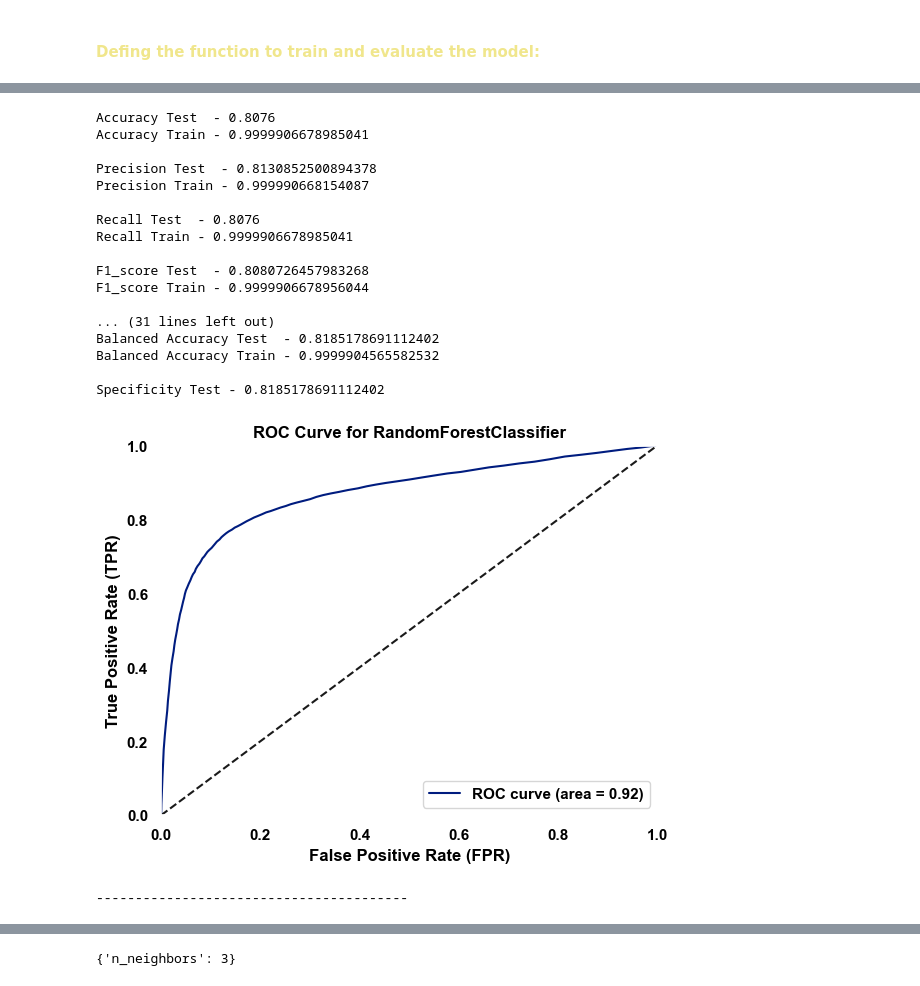
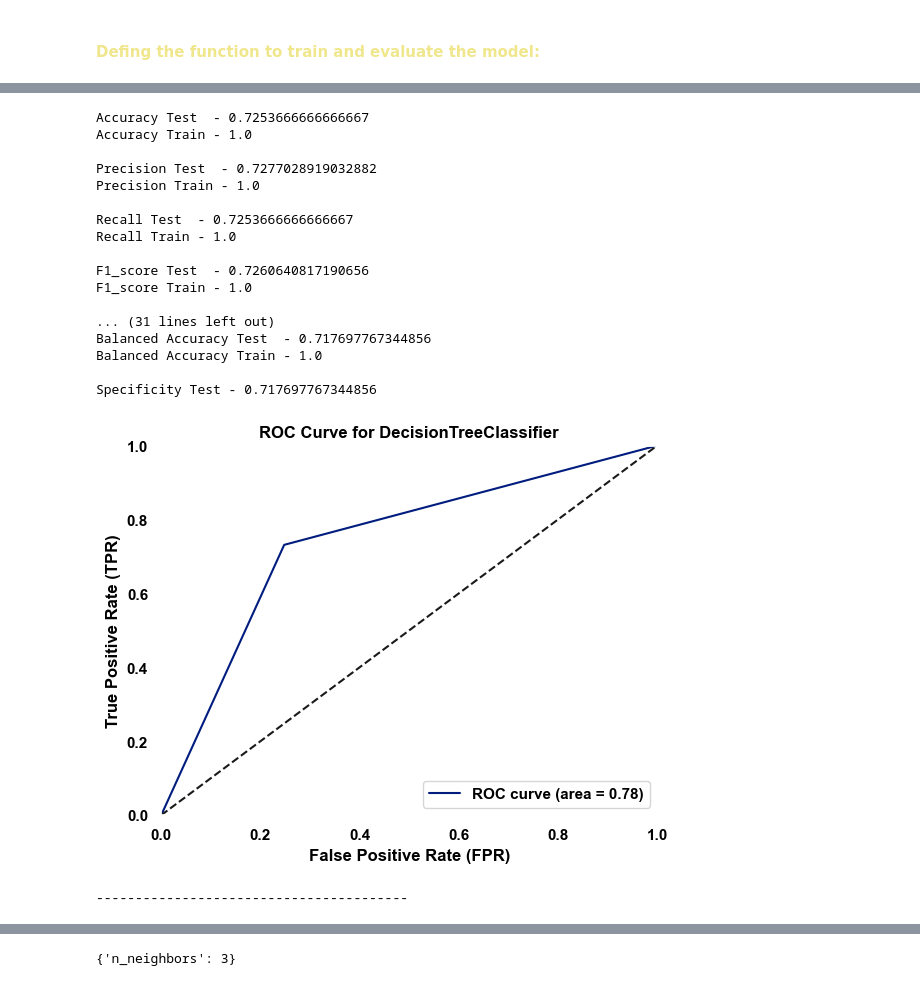
Before and after one commit to Santhosh-Analytics/Banking_Analytics, a Jupyter notebook: Classification.ipynb, the cells around one changed output, grey strips where cells are left out. Drawn from its saved outputs; the diff is of its cells as text; code cells hidden in the pictures.

```diff
--- a/Classification.ipynb
+++ b/Classification.ipynb
@@ -375,23 +307,31 @@ plt.show()
-# %%
-RF_Classifier = RandomForestClassifier(random_state=42)
-evaluate_model(RF_Classifier, x_train_scaled, y_train, x_test_scaled, y_test)
-# %% [output]
-Accuracy Test  - 0.8076
-Accuracy Train - 0.9999906678985041
-
-Precision Test  - 0.8130852500894378
-Precision Train - 0.999990668154087
-
-Recall Test  - 0.8076
-Recall Train - 0.9999906678985041
-
-F1_score Test  - 0.8080726457983268
-F1_score Train - 0.9999906678956044
-
-... (31 lines left out)
-Balanced Accuracy Test  - 0.8185178691112402
-Balanced Accuracy Train - 0.9999904565582532
-
-Specificity Test - 0.8185178691112402
-[figure, removed]
-----------------------------------------
+# %%
+xgb_fea = ['credit_mix','outstanding_debt_square','interest_rate_boxcox','payment_of_min_amount',
+    'total_liability_boxcox','num_credit_card','num_bank_accounts','Cluster','total_credit_exposure_boxcox',
+    'num_credit_inquiries','num_of_delayed_payment','delay_from_due_date','payment_behaviour','credit_limit_change_rate_exp',
+    'loan_income_ratio_month_boxcox','disposable_income','annual_income_boxcox',
+    'monthly_inhand_salary_boxcox','debt_income_ratio_log',
+    'age_boxcox',]
+
+
+DT_Classifier = DecisionTreeClassifier(max_depth=None,random_state=42)
+evaluate_model(DT_Classifier, x_train_scaled_df, y_train, x_test_scaled_df, y_test)
+# %% [output]
+Accuracy Test  - 0.7253666666666667
+Accuracy Train - 1.0
+
+Precision Test  - 0.7277028919032882
+Precision Train - 1.0
+
+Recall Test  - 0.7253666666666667
+Recall Train - 1.0
+
+F1_score Test  - 0.7260640817190656
+F1_score Train - 1.0
+
+... (31 lines left out)
+Balanced Accuracy Test  - 0.717697767344856
+Balanced Accuracy Train - 1.0
+
+Specificity Test - 0.717697767344856
+[figure, added]
+----------------------------------------
```
Also changed, not shown: parts of 46 cells of this notebook, 8 other files.
